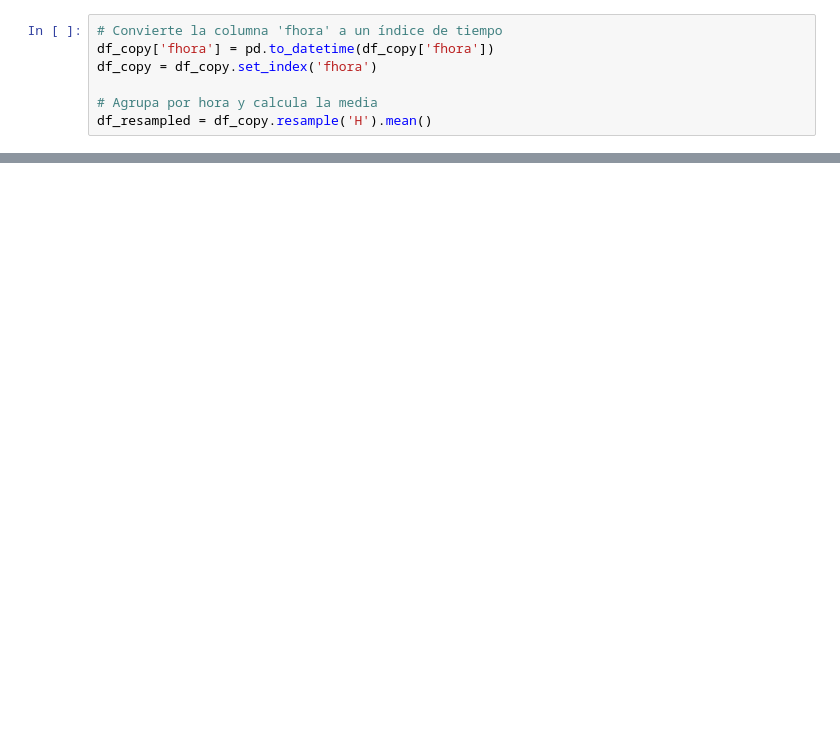
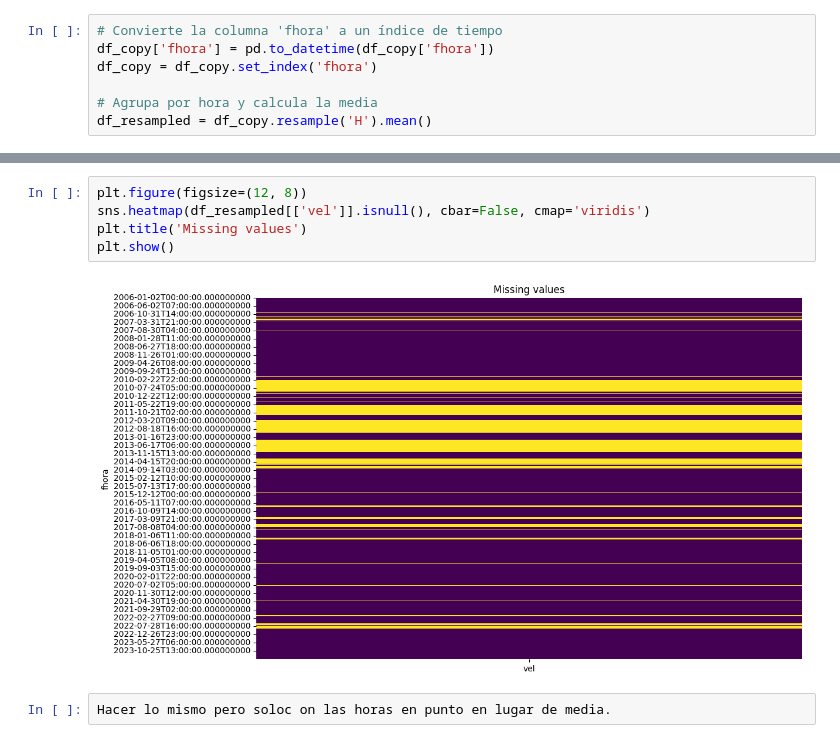
Before and after one commit to fjzamora93/AemetAntartida, a Jupyter notebook: process_csv.ipynb, the cells around one changed output, grey strips where cells are left out. Cells and saved outputs as stored; diff of their text form; blank space fills up the shorter version.

```diff
--- a/process_csv.ipynb
+++ b/process_csv.ipynb
@@ -97,0 +105,9 @@ for column in df_copy.columns:
+# %%
+plt.figure(figsize=(12, 8))
+sns.heatmap(df_resampled[['vel']].isnull(), cbar=False, cmap='viridis')
+plt.title('Missing values')
+plt.show()
+# %% [output]
+[figure, added]
+# %%
+Hacer lo mismo pero soloc on las horas en punto en lugar de media.
```
Also changed, not shown: parts of 16 cells of this notebook, 6 other files.
